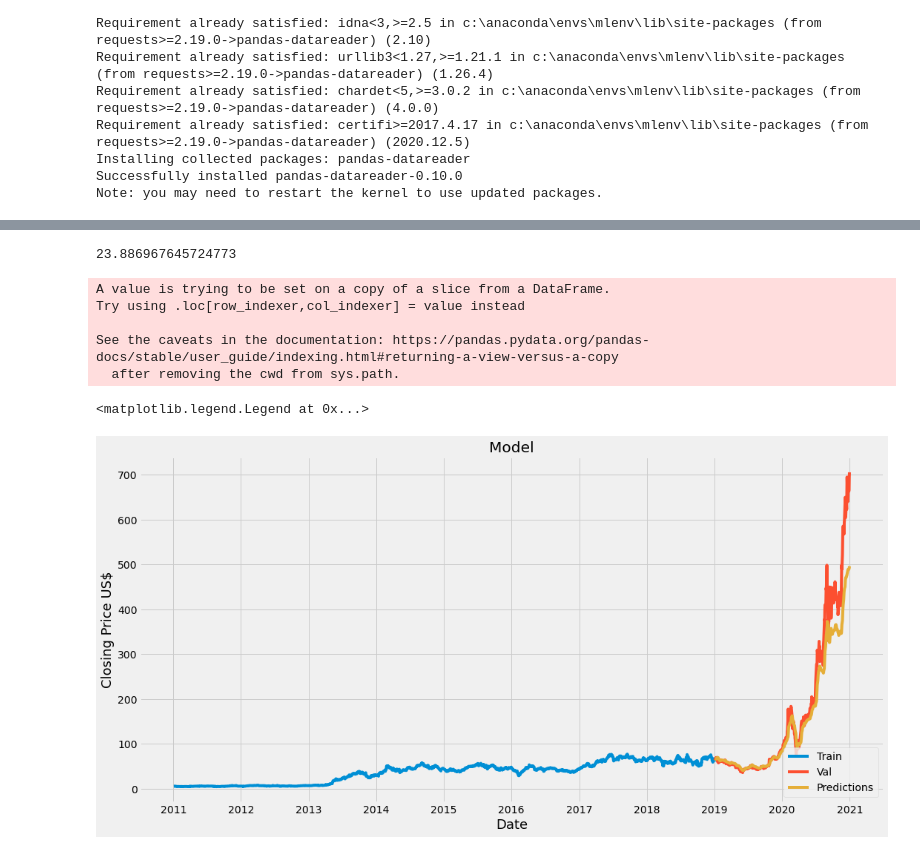
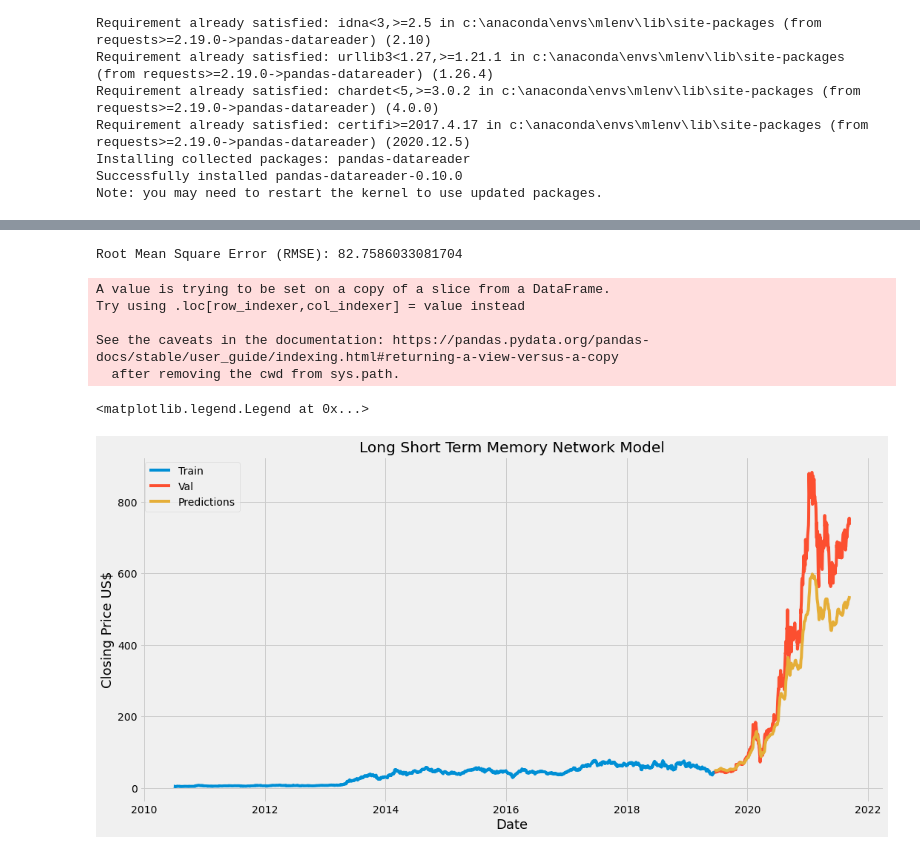
Before and after one commit to NENUKORAH/Final_Project, a Jupyter notebook: Segment2/LSTM.ipynb, the cells around one changed output, grey strips where cells are left out. Saved outputs shown, nothing was run; the diff lists cells and outputs as text; code cells hidden in the pictures.

```diff
--- a/Segment2/LSTM.ipynb
+++ b/Segment2/LSTM.ipynb
@@ -51,0 +47,11 @@ df
+# %%
+# Connect to the AWS database
+from sqlalchemy import create_engine
+db_string = f"postgresql://postgres:{db_password}@{url}:{port}/{db_name}"
+engine = create_engine(db_string)
+conn = engine.connect()
+# %%
+# read table daily values
+df1 = pd.read_sql('SELECT * FROM "daily_values"', conn)
+print(df1.shape)
+df1.head()
@@ -51,0 +66,9 @@ df
+# %%
+# Reindex data using a DatetimeIndex
+df2 = df1
+df1_series = pd.to_datetime(df1['hdate'])
+df1_index = pd.DatetimeIndex(df1_series.values)
+df3 = df2.set_index(df1_index)
+df3.drop('hdate', axis=1, inplace=True)
+print(df3.shape)
+df3
@@ -62,6 +100,6 @@ plt.show()
 # %%
 # New Dataframe for just the close price column
-data = df.filter(['Close'])
+data = df3.filter(['hclose'])
 #Convert it to a numpy array
 dataset = data.values
 
@@ -187,9 +225,9 @@ predictions = scaler.inverse_transform(predictions)
 # Get root mean squared error (RMSE)
 # Use other evaluation methods to confirm how good the model is
 rmse = np.sqrt(np.mean(predictions - y_test)**2)
-rmse
+print("Root Mean Square Error (RMSE):", rmse)
 # %% [output]
-23.886967645724773
+Root Mean Square Error (RMSE): 82.7586033081704
 # %%
 #Plot data
 train = data[:training_data_len]
@@ -204,15 +242,15 @@ See the caveats in the documentation: https://pandas.pydata.org/pandas-docs/stab
 # %%
 #Visualize
 plt.figure(figsize=(16,8))
-plt.title('Model')
+plt.title('Long Short Term Memory Network Model')
 plt.xlabel('Date', fontsize=18)
 plt.ylabel('Closing Price US$', fontsize=18)
-plt.plot(train['Close'])
-plt.plot(valid[['Close', 'Predictions']])
-plt.legend(['Train', 'Val', 'Predictions'], loc='lower right')
+plt.plot(train['hclose'])
+plt.plot(valid[['hclose', 'Predictions']])
+plt.legend(['Train', 'Val', 'Predictions'], loc='upper left')
 # %% [output]
 <matplotlib.legend.Legend at 0x...>
-[figure, old version]
+[figure, new version]
 # %%
 # Show the valid vs predicted prices
 valid
```
Also changed, not shown: parts of 17 cells of this notebook, 12 other files.
